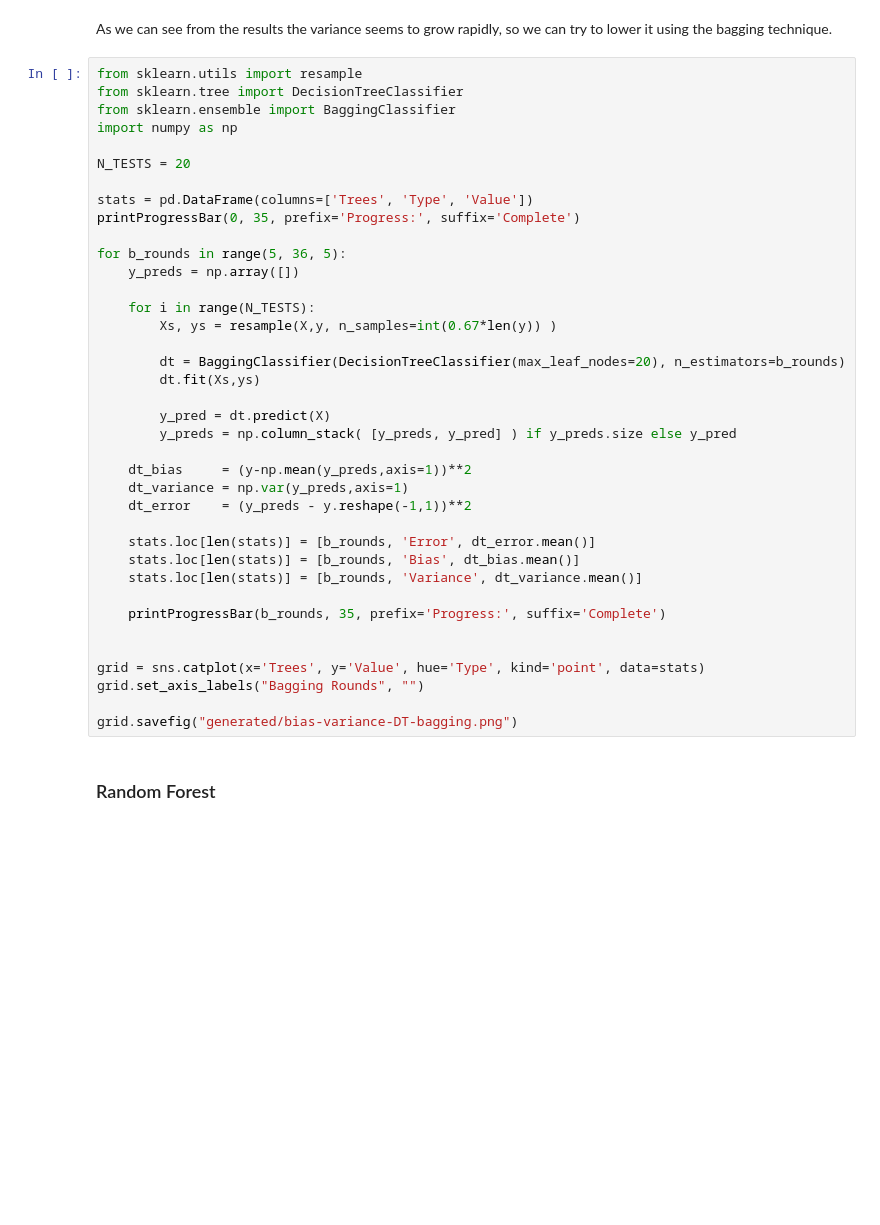
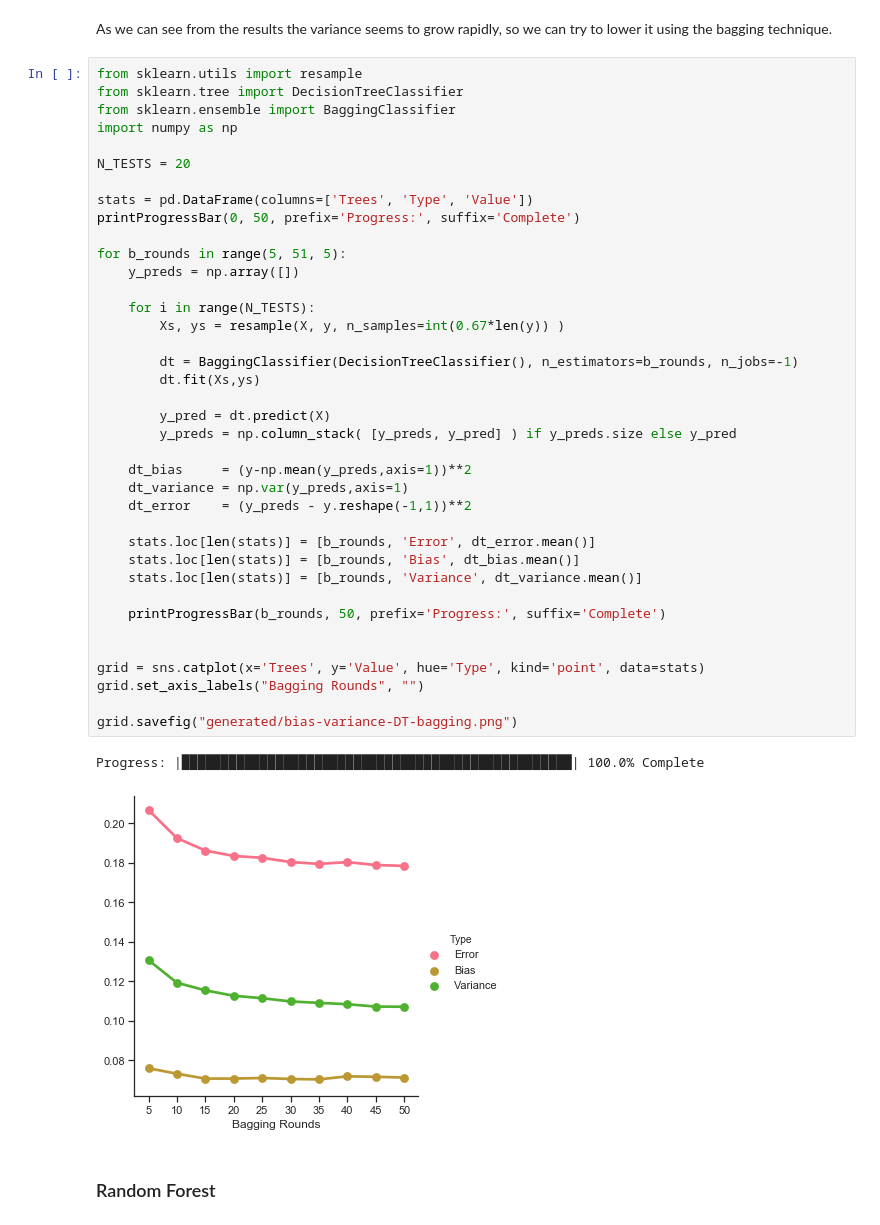
Before and after one commit to enrico-bagattin/tennis-betting, a Jupyter notebook: main.ipynb, the cells around one changed output. Drawn from its saved outputs; the diff is of its cells as text; blank space fills up the shorter version.

```diff
--- a/main.ipynb
+++ b/main.ipynb
@@ -569,38 +545,41 @@ from sklearn.tree import DecisionTreeClassifier
 from sklearn.ensemble import BaggingClassifier
 import numpy as np
 
 N_TESTS = 20
 
 stats = pd.DataFrame(columns=['Trees', 'Type', 'Value'])
-printProgressBar(0, 35, prefix='Progress:', suffix='Complete')
+printProgressBar(0, 50, prefix='Progress:', suffix='Complete')
 
-for b_rounds in range(5, 36, 5):
+for b_rounds in range(5, 51, 5):
     y_preds = np.array([])
 
     for i in range(N_TESTS):
-        Xs, ys = resample(X,y, n_samples=int(0.67*len(y)) )
+        Xs, ys = resample(X, y, n_samples=int(0.67*len(y)) )
 
-        dt = BaggingClassifier(DecisionTreeClassifier(max_leaf_nodes=20), n_estimators=b_rounds)
+        dt = BaggingClassifier(DecisionTreeClassifier(), n_estimators=b_rounds, n_jobs=-1)
         dt.fit(Xs,ys)
 
         y_pred = dt.predict(X)
         y_preds = np.column_stack( [y_preds, y_pred] ) if y_preds.size else y_pred
 
     dt_bias     = (y-np.mean(y_preds,axis=1))**2
     dt_variance = np.var(y_preds,axis=1)
     dt_error    = (y_preds - y.reshape(-1,1))**2
 
     stats.loc[len(stats)] = [b_rounds, 'Error', dt_error.mean()]
     stats.loc[len(stats)] = [b_rounds, 'Bias', dt_bias.mean()]
     stats.loc[len(stats)] = [b_rounds, 'Variance', dt_variance.mean()]
 
-    printProgressBar(b_rounds, 35, prefix='Progress:', suffix='Complete')
+    printProgressBar(b_rounds, 50, prefix='Progress:', suffix='Complete')
 
 
 grid = sns.catplot(x='Trees', y='Value', hue='Type', kind='point', data=stats)
 grid.set_axis_labels("Bagging Rounds", "")
 
 grid.savefig("generated/bias-variance-DT-bagging.png")
+# %% [output]
+Progress: |██████████████████████████████████████████████████| 100.0% Complete
+[figure, added]
 # %% [markdown]
 ### Random Forest
 # %%
```
Also changed, not shown: parts of 56 cells of this notebook, 8 other files.
